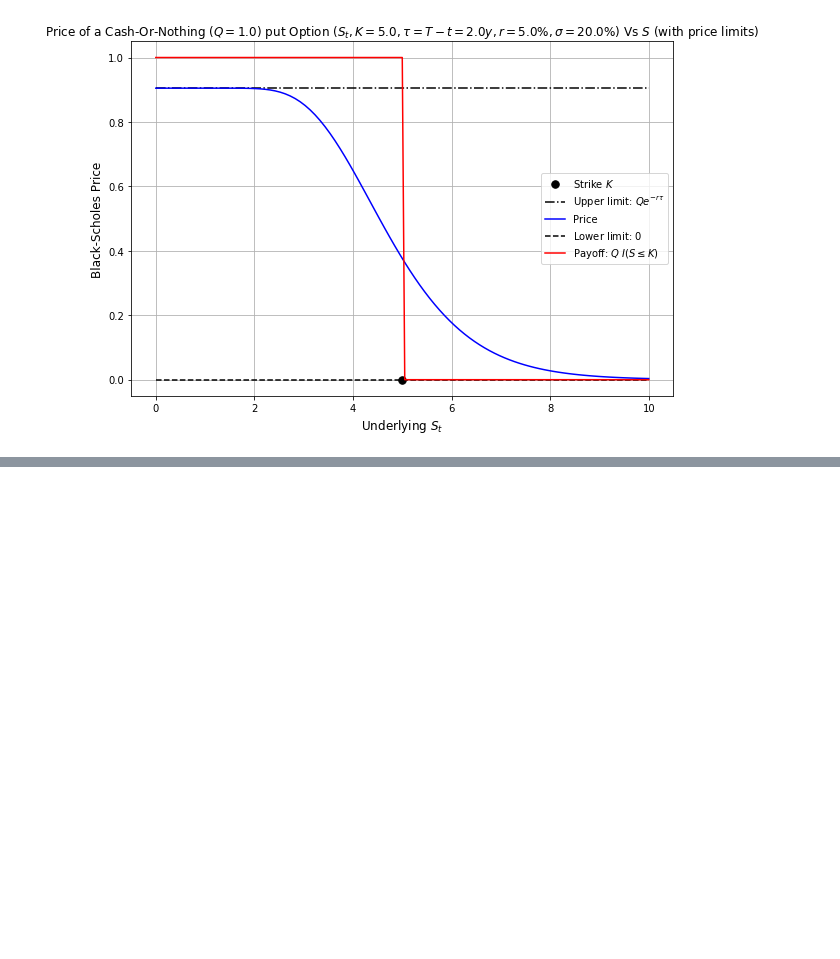
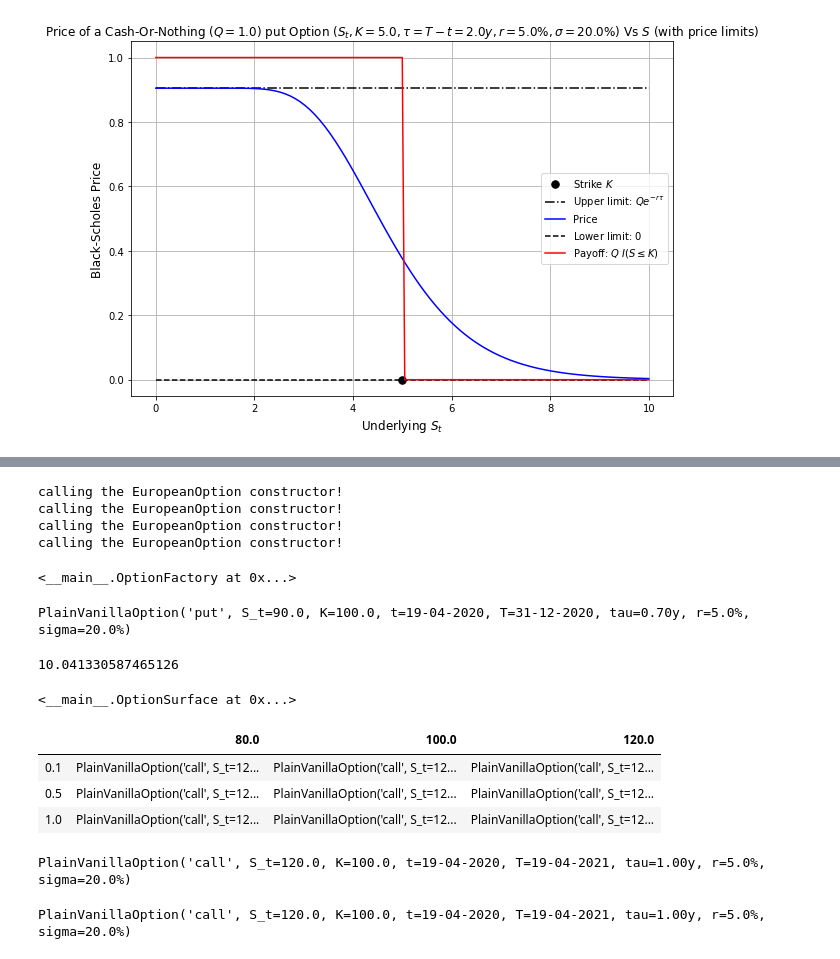
Before and after one commit to gabrielepompa88/IT-For-Business-And-Finance-2019-20, a Jupyter notebook: Notebooks/Derivatives_Analytics___Introduction_to_OOP.ipynb, the cells around one changed output, grey strips where cells are left out. Drawn from its saved outputs; the diff is of its cells as text; code cells hidden in the pictures; blank space fills up the shorter version.

```diff
--- a/Notebooks/Derivatives_Analytics___Introduction_to_OOP.ipynb
+++ b/Notebooks/Derivatives_Analytics___Introduction_to_OOP.ipynb
@@ -2050,0 +2634,36 @@ plot_price(CON_Put_focus, S_strip_focus, CON_Put_focus.get_tau())
+# %%
+class OptionFactory:
+    """
+    Factory class to choose the appropriate derived class of EuropeanOption class.
+    """
+    def __init__(self):
+
+        self.options_dict = {
+            'vanilla': {
+                'call': PlainVanillaOption(option_type='call'),
+                'put': PlainVanillaOption(option_type='put')},
+            'digital': {
+                'call': DigitalOption(option_type='call'),
+                'put': DigitalOption(option_type='put')}
+        }
+
+    def get_option(self, option_style, option_type):
+        return self.options_dict[option_style][option_type]
+# %%
+optFactory = OptionFactory()
+optFactory
+# %% [output]
+calling the EuropeanOption constructor!
+calling the EuropeanOption constructor!
+calling the EuropeanOption constructor!
+calling the EuropeanOption constructor!
+<__main__.OptionFactory at 0x...>
+# %%
+Vanilla_Put = optFactory.get_option('vanilla', 'put')
+Vanilla_Put
+# %% [output]
+PlainVanillaOption('put', S_t=90.0, K=100.0, t=19-04-2020, T=31-12-2020, tau=0.70y, r=5.0%, sigma=20.0%)
+# %%
+Vanilla_Put.price()
+# %% [output]
+10.041330587465126
@@ -2050,0 +2730,22 @@ plot_price(CON_Put_focus, S_strip_focus, CON_Put_focus.get_tau())
+# %%
+option_surface = OptionSurface(option_factory=optFactory,
+                               underlying_values=[80.0, 100.0, 120.0],
+                               times_to_maturity=[0.1, 0.5, 1.0])
+option_surface
+# %% [output]
+<__main__.OptionSurface at 0x...>
+# %%
+option_surface.grid
+# %% [output]
+|  | 80.0 | 100.0 | 120.0 |
+| 0.1 | PlainVanillaOption('call', S_t=12... | PlainVanillaOption('call', S_t=12... | PlainVanillaOption('call', S_t=12... |
+| 0.5 | PlainVanillaOption('call', S_t=12... | PlainVanillaOption('call', S_t=12... | PlainVanillaOption('call', S_t=12... |
+| 1.0 | PlainVanillaOption('call', S_t=12... | PlainVanillaOption('call', S_t=12... | PlainVanillaOption('call', S_t=12... |
+# %%
+option_surface.grid.loc[0.1, 80.0]
+# %% [output]
+PlainVanillaOption('call', S_t=120.0, K=100.0, t=19-04-2020, T=19-04-2021, tau=1.00y, r=5.0%, sigma=20.0%)
+# %%
+option_surface.grid.loc[0.1, 120.0]
+# %% [output]
+PlainVanillaOption('call', S_t=120.0, K=100.0, t=19-04-2020, T=19-04-2021, tau=1.00y, r=5.0%, sigma=20.0%)
```
Also changed, not shown: parts of 56 cells of this notebook.
